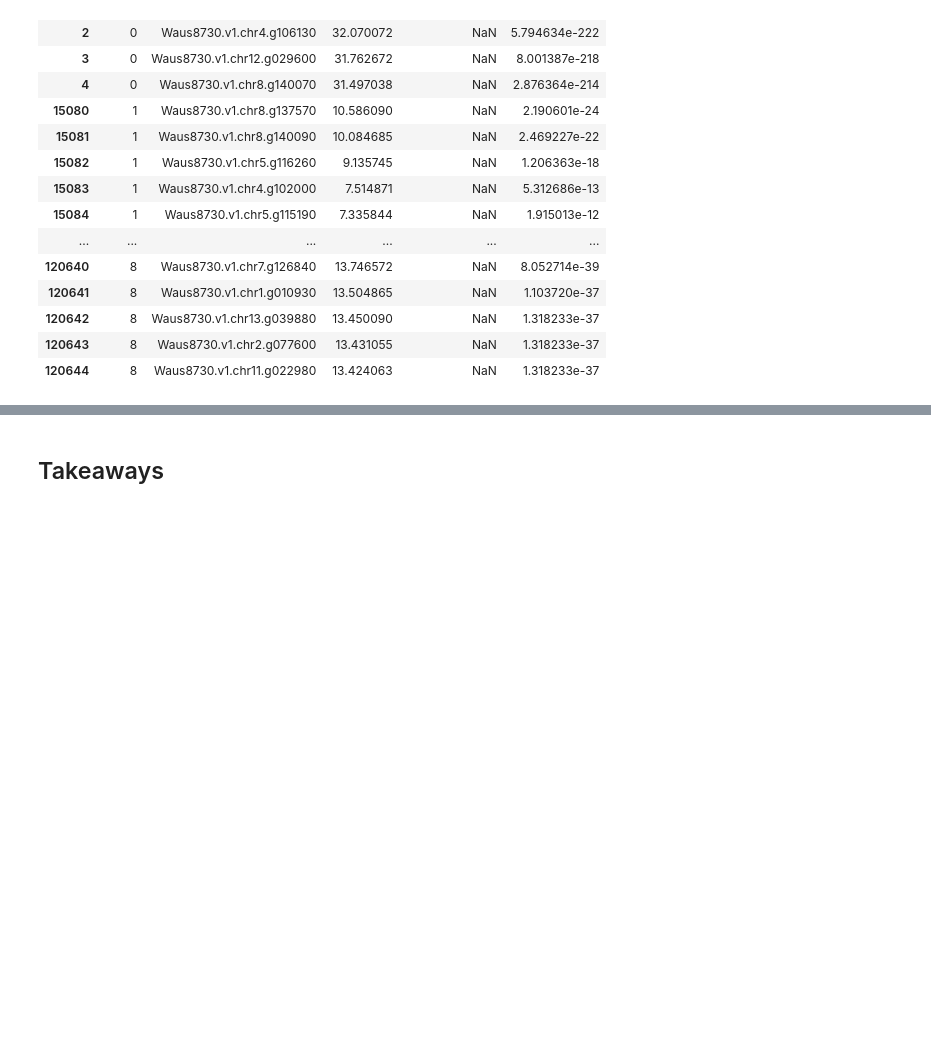
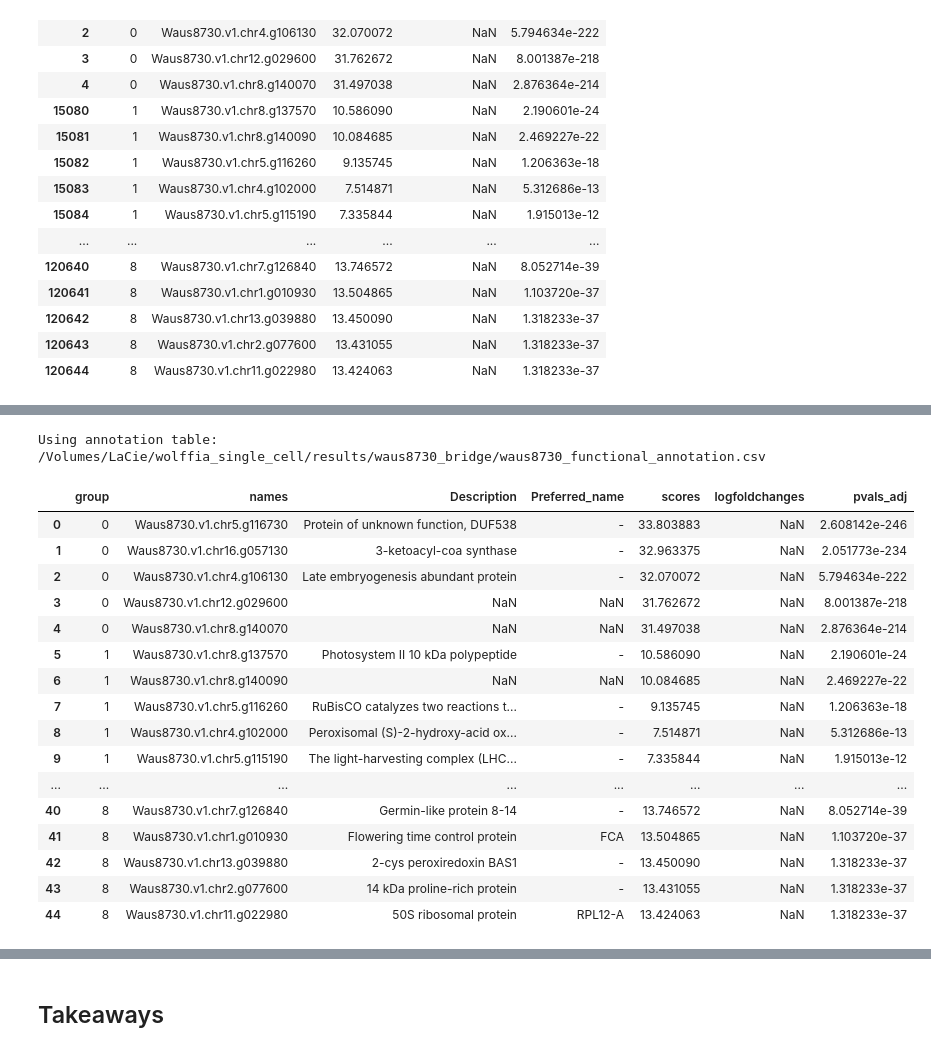
Before and after one commit to belladai36/wolffia-single-cell-atlas-pipeline, a Jupyter notebook: notebooks/08_public_wolffia_srr29417746_qc_umap.ipynb, the cells around one changed output, grey strips where cells are left out. Saved outputs shown, nothing was run; the diff lists cells and outputs as text; code cells hidden in the pictures; blank space fills up the shorter version.

Commit message:
Annotate public Wolffia cluster markers

```diff
--- a/notebooks/08_public_wolffia_srr29417746_qc_umap.ipynb
+++ b/notebooks/08_public_wolffia_srr29417746_qc_umap.ipynb
@@ -336,0 +341,70 @@ top_markers
+# %%
+import re
+
+ANNOTATION_CANDIDATES = [
+    EXTERNAL_ROOT / "results/waus8730_bridge/waus8730_functional_annotation.csv",
+    Path("/Users/bella/Desktop/Research/single-cell RNA seq/Waus 8730 single cell/waemap.csv"),
+]
+
+annotation_path = next((candidate for candidate in ANNOTATION_CANDIDATES if candidate.exists()), None)
+if annotation_path is None:
+    raise FileNotFoundError("Could not find Waus8730 functional annotation table. Expected one of: " + "; ".join(map(str, ANNOTATION_CANDIDATES)))
+
+print("Using annotation table:", annotation_path)
+
+def strip_waus8730_transcript(value):
+    value = str(value).strip()
+    return re.sub(r"\.t\d+$", "", value)
+
+annotation_raw = pd.read_csv(annotation_path, dtype=str).fillna("")
+if "waus8730_gene_id" not in annotation_raw.columns:
+    query_column = "#query" if "#query" in annotation_raw.columns else annotation_raw.columns[0]
+    annotation_raw = annotation_raw.rename(columns={query_column: "waus8730_transcript_id"})
+    annotation_raw["waus8730_gene_id"] = annotation_raw["waus8730_transcript_id"].map(strip_waus8730_transcript)
+
+annotation_columns = [
+    "waus8730_gene_id",
+    "waus8730_transcript_id",
+    "Description",
+    "Preferred_name",
+    "GOs",
+    "KEGG_ko",
+    "KEGG_Pathway",
+    "PFAMs",
+]
+annotation_columns = [column for column in annotation_columns if column in annotation_raw.columns]
+annotation = (
+    annotation_raw[annotation_columns]
+    .drop_duplicates("waus8730_gene_id")
+    .sort_values("waus8730_gene_id")
+)
+
+annotated_top_markers = top_markers.merge(
+    annotation,
+    left_on="names",
+    right_on="waus8730_gene_id",
+    how="left",
+)
+
+annotated_top_markers[
+    [column for column in ["group", "names", "Description", "Preferred_name", "scores", "logfoldchanges", "pvals_adj"] if column in annotated_top_markers.columns]
+]
+# %% [output]
+Using annotation table: /Volumes/LaCie/wolffia_single_cell/results/waus8730_bridge/waus8730_functional_annotation.csv
+|  | group | names | Description | Preferred_name | scores | logfoldchanges | pvals_adj |
+| 0 | 0 | Waus8730.v1.chr5.g116730 | Protein of unknown function, DUF538 | - | 33.803883 | NaN | 2.608142e-246 |
+| 1 | 0 | Waus8730.v1.chr16.g057130 | 3-ketoacyl-coa synthase | - | 32.963375 | NaN | 2.051773e-234 |
+| 2 | 0 | Waus8730.v1.chr4.g106130 | Late embryogenesis abundant protein | - | 32.070072 | NaN | 5.794634e-222 |
+| 3 | 0 | Waus8730.v1.chr12.g029600 | NaN | NaN | 31.762672 | NaN | 8.001387e-218 |
+| 4 | 0 | Waus8730.v1.chr8.g140070 | NaN | NaN | 31.497038 | NaN | 2.876364e-214 |
+| 5 | 1 | Waus8730.v1.chr8.g137570 | Photosystem II 10 kDa polypeptide | - | 10.586090 | NaN | 2.190601e-24 |
+| 6 | 1 | Waus8730.v1.chr8.g140090 | NaN | NaN | 10.084685 | NaN | 2.469227e-22 |
+| 7 | 1 | Waus8730.v1.chr5.g116260 | RuBisCO catalyzes two reactions t... | - | 9.135745 | NaN | 1.206363e-18 |
+| 8 | 1 | Waus8730.v1.chr4.g102000 | Peroxisomal (S)-2-hydroxy-acid ox... | - | 7.514871 | NaN | 5.312686e-13 |
+| 9 | 1 | Waus8730.v1.chr5.g115190 | The light-harvesting complex (LHC... | - | 7.335844 | NaN | 1.915013e-12 |
+| ... | ... | ... | ... | ... | ... | ... | ... |
+| 40 | 8 | Waus8730.v1.chr7.g126840 | Germin-like protein 8-14 | - | 13.746572 | NaN | 8.052714e-39 |
+| 41 | 8 | Waus8730.v1.chr1.g010930 | Flowering time control protein | FCA | 13.504865 | NaN | 1.103720e-37 |
+| 42 | 8 | Waus8730.v1.chr13.g039880 | 2-cys peroxiredoxin BAS1 | - | 13.450090 | NaN | 1.318233e-37 |
+| 43 | 8 | Waus8730.v1.chr2.g077600 | 14 kDa proline-rich protein | - | 13.431055 | NaN | 1.318233e-37 |
+| 44 | 8 | Waus8730.v1.chr11.g022980 | 50S ribosomal protein | RPL12-A | 13.424063 | NaN | 1.318233e-37 |
```
Also changed, not shown: parts of 5 cells of this notebook.
